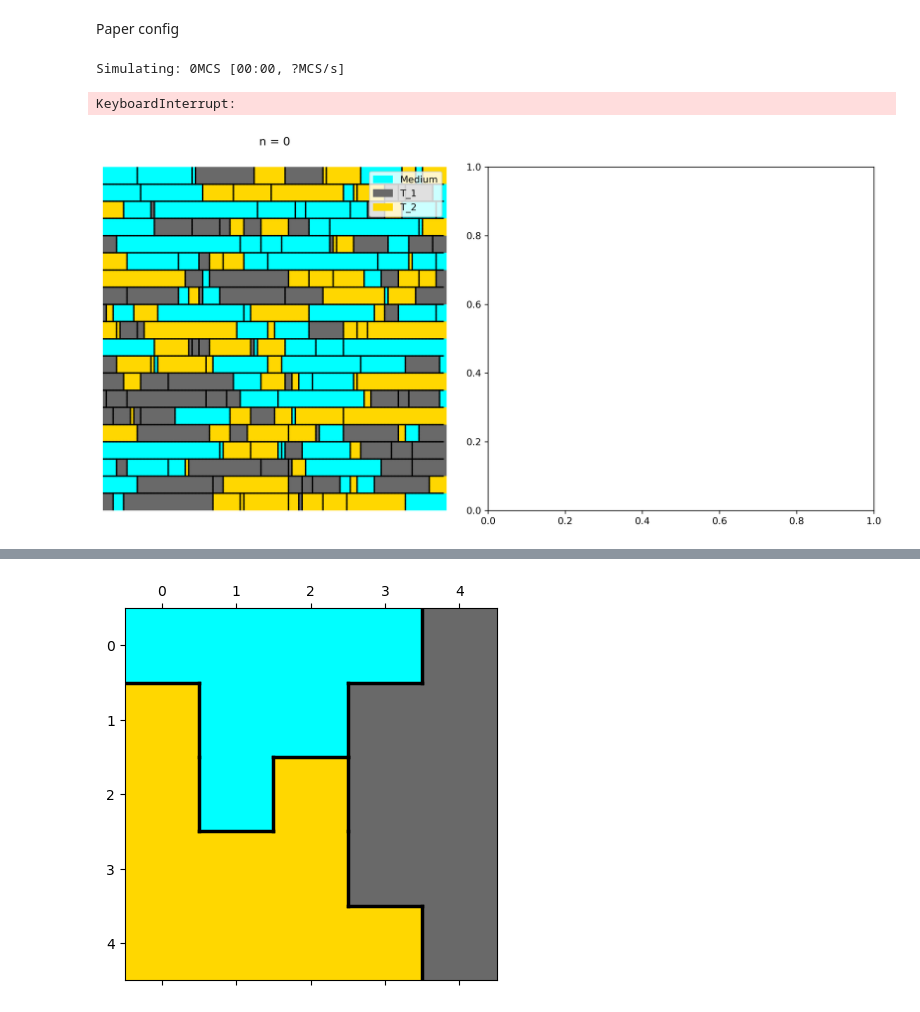
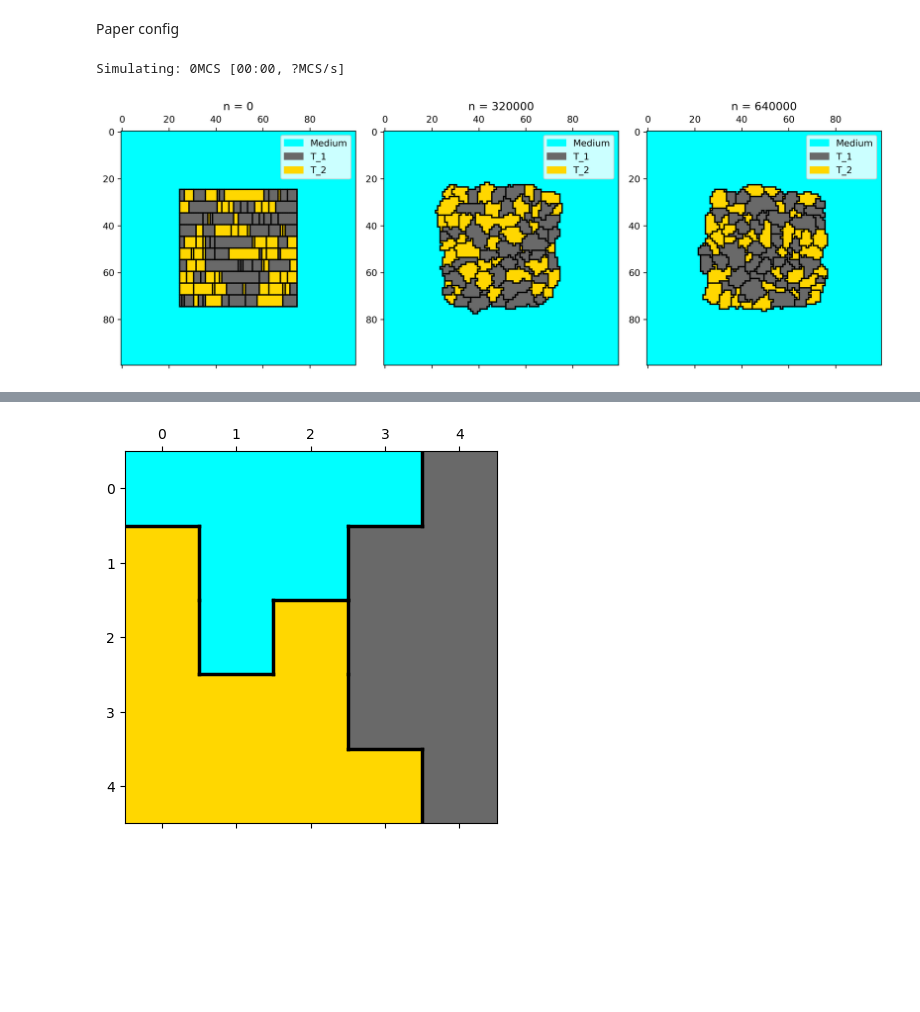
Before and after one commit to barrgol/computational-biology-assignments, a Jupyter notebook: assignment4.ipynb, the cells around one changed output, grey strips where cells are left out. Drawn from its saved outputs; the diff is of its cells as text; code cells hidden in the pictures; blank space fills up the shorter version.

```diff
--- a/assignment4.ipynb
+++ b/assignment4.ipynb
@@ -269,28 +274,18 @@ def gen_J_paper():
 # %% [markdown]
 Paper config
 # %%
-## Parameters
-n_types = 3
-A = gen_A_paper(n_types)
-nx = 100
-n_cells = 20
-T = 10
-lam_vol = 1
-J = gen_J_paper()
-n_MCSs = [0, 2]
-k = 1
-
 np.random.seed(42)
-
+n_MCSs = [0, 2, 4]
+MCS = 16 * nx**2
+grids = Cellular_Potts_model(J, A, max(n_MCSs), T, return_grids_at=n_MCSs*MCS)
+n_types = 2
 fig = plt.figure(facecolor='w', figsize=(12,6), dpi=300, layout='tight')
 for i, n_MCS in enumerate(n_MCSs):
     ax = plt.subplot2grid((1, len(n_MCSs)), (0, i))
-    cell_ids = Cellular_Potts_model(J, A, n_MCS, T)
-    plot_cellular_potts(ax, cell_ids, ntypes, n_MCS)
+    plot_cellular_potts(ax, cell_ids, n_types, n_MCS)
 # %% [output]
 Simulating: 0MCS [00:00, ?MCS/s]
-KeyboardInterrupt:
-[figure, old version]
+[figure, new version]
 # %%
 n_MCS = 100
 MCS = 16*nx**2
```
Also changed, not shown: parts of 5 cells of this notebook.
